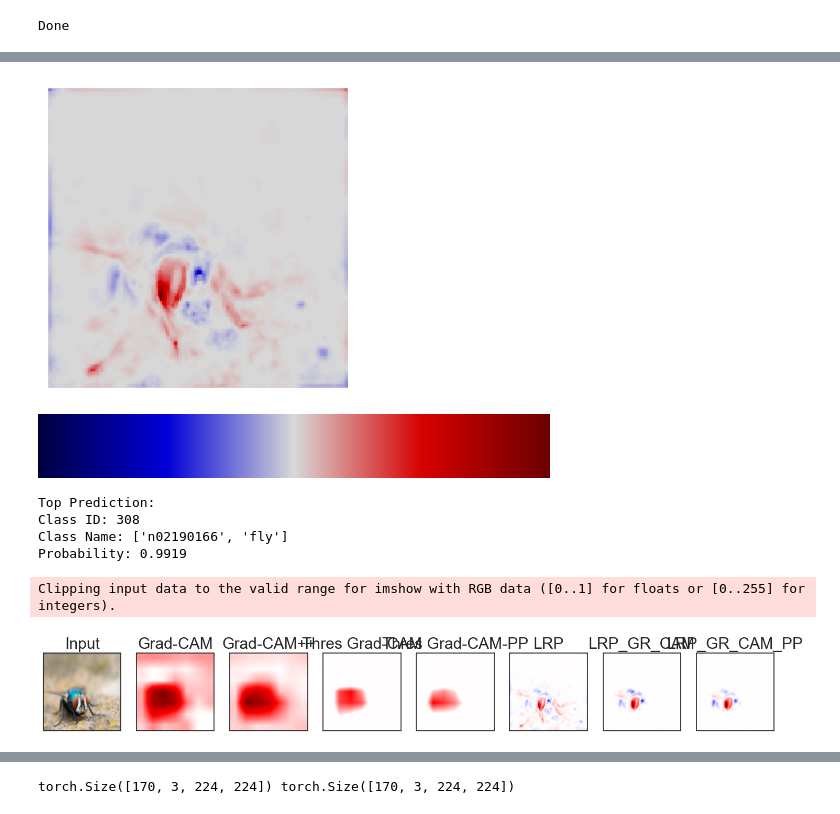
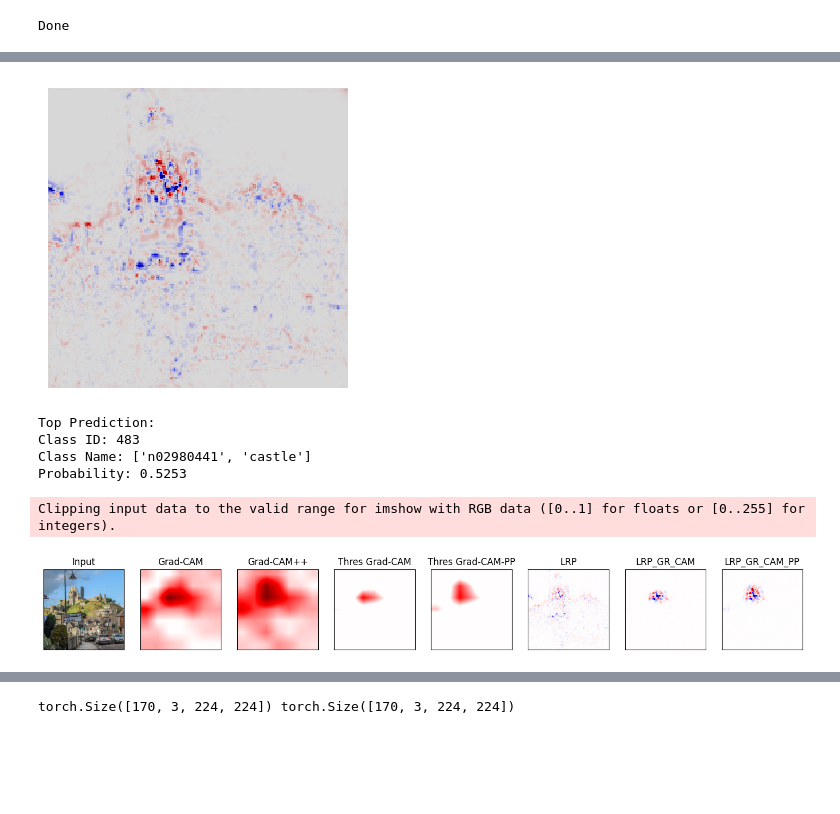
Before and after one commit to sriharikg2003/LRP_CAM, a Jupyter notebook: tutorial.ipynb, the cells around one changed output, grey strips where cells are left out. Drawn from its saved outputs; the diff is of its cells as text; code cells hidden in the pictures; blank space fills up the shorter version.

```diff
--- a/tutorial.ipynb
+++ b/tutorial.ipynb
@@ -58,13 +81,13 @@ mean = torch.Tensor([0.485, 0.456, 0.406]).reshape(1,-1,1,1)
 std  = torch.Tensor([0.229, 0.224, 0.225]).reshape(1,-1,1,1)
 
 
-image_path = 'fly.jpg'
+image_path = 'castle.jpg'
 processed_image = resize_image(image_path)
 img = np.array(cv2.imread(image_path))[..., ::-1] / 255.0
 img = cv2.resize(img, (224, 224))
 X = (torch.FloatTensor(img[np.newaxis].transpose([0,3,1,2])*1) - mean) / std
-epsilon = 0.25
-gamma = 0.25
+# epsilon = 0.25
+# gamma = 0.25
 delta = 1e-10  #For non zero in denominator
 layers = list(model._modules['features']) + utils.toconv(list(model._modules['classifier']))
 L = len(layers)
@@ -76,64 +99,62 @@ ind = np.argsort(-scores)
 T = torch.FloatTensor((1.0 * (np.arange(1000) == np.argmax(scores)).reshape([1, 1000, 1, 1])))
 R = [None] * L + [(A[-1] * T).data]
 
+# alpha = beta + 1
+alpha = 2  # Example value for LRPαβ; adjust as needed
+beta = 25 # Example value for LRPαβ; adjust as needed
+epsilon = 0.25 # Small constant to prevent division by zero
+
 for l in range(1, L)[::-1]:
     A[l] = A[l].data.requires_grad_(True)
+
     if isinstance(layers[l], torch.nn.MaxPool2d):
         layers[l] = torch.nn.AvgPool2d(2)
+
     if isinstance(layers[l], torch.nn.Conv2d) or isinstance(layers[l], torch.nn.AvgPool2d):
+        # Use LRPαβ for convolutional and average pooling layers
+        rho = lambda p:  p # Apply α for positive part
+        incr = lambda z:  (alpha * z).clamp(min=0) + (-1*beta * z).clamp(min=0)   + epsilon # Apply β for negative part
+        apply_eps = True  # Adjust based on the requirements for LRPαβ
 
-
-        #  Modified LRP
-        if l <= 18:                 rho = lambda p: p  + gamma*p.clamp(min=0)  ;                                        incr = lambda z: z ; apply_eps =False
-        elif 18 <= l <= 32:         rho = lambda p: p   ;               incr = lambda z: z ; apply_eps = False
-        else                :        rho = lambda p: p  ;                                        incr = lambda z: z ; apply_eps =False
-
-        # Original LRP
-        # if l <= 16:       rho = lambda p: p + 0.25*p.clamp(min=0); incr = lambda z: z+1e-9
-        # if 17 <= l <= 30: rho = lambda p: p;                       incr = lambda z: z+1e-9+0.25*((z**2).mean()**.5).data
-        # if l >= 31:       rho = lambda p: p;                       incr = lambda z: z+1e-9
-
+        # Compute the new relevance score
         z = incr(utils.newlayer(layers[l], rho).forward(A[l]))
         if apply_eps:
-            s = (R[l + 1] / (z + delta + epsilon)  ).data
+            s = (R[l + 1] / (z + epsilon+delta)).data  # Use epsilon to avoid division by zero
         else:
-            s = (R[l + 1] / (z + delta )  ).data
+            s = (R[l + 1] / (z+delta)).data
+
         (z * s).sum().backward()
         c = A[l].grad
         R[l] = (A[l] * c).data
 
     else:
-        R[l] = R[l + 1]
+       R[l] = R[l+1]
 
 for i, l in enumerate([1]):
 
     A[0] = (A[0].data).requires_grad_(True)
 
     lb = (A[0].data*0+(0-mean)/std).requires_grad_(True)
     hb = (A[0].data*0+(1-mean)/std).requires_grad_(True)
 
     z = layers[0].forward(A[0])                                   # step 1 (a)
     z -= utils.newlayer(layers[0],lambda p: p.clamp(min=0)).forward(lb)    # step 1 (b)
     z -= utils.newlayer(layers[0],lambda p: p.clamp(max=0)).forward(hb)    # step 1 (c)
-    s = (R[1]/ (z + delta ) ).data                                                      # step 2
+    s = (R[1]/ (z + delta +epsilon ) ).data                                                      # step 2
     (z*s).sum().backward(); c,cp,cm = A[0].grad,lb.grad,hb.grad            # step 3
     R[0] = (A[0]*c+lb*cp+hb*cm).data                                       # step 4
 
 
     my_cmap, b = heatmap(np.array(R[0][0]).sum(axis=0))
     plt.figure(figsize=(3, 3))
     plt.subplots_adjust(left=0, right=1, bottom=0, top=1)
     plt.axis('off')
     plt.imshow(np.array(R[0][0]).sum(axis=0), cmap=my_cmap, vmin=-b, vmax=b, interpolation='nearest')
     # plt.savefig(f'heatmap_images/heatmap_{gamma}.png')
     plt.show()
     plt.close()
 # %% [output]
-[figure, old version]
+[figure, new version]
-# %%
-my_cmap
-# %% [output]
-[figure, removed]
 # %%
 import torch
 import numpy as np
@@ -250,11 +271,11 @@ plt.savefig('example.png', bbox_inches='tight')
 plt.show()
 # %% [output]
 Top Prediction:
-Class ID: 308
-Class Name: ['n02190166', 'fly']
-Probability: 0.9919
+Class ID: 483
+Class Name: ['n02980441', 'castle']
+Probability: 0.5253
 Clipping input data to the valid range for imshow with RGB data ([0..1] for floats or [0..255] for integers).
-[figure, old version]
+[figure, new version]
 # %%
 # image_files = [os.path.join('heatmap_images', x) for x in os.listdir('heatmap_images')]
 # images = [Image.open(img) for img in image_files]
```
Also changed, not shown: parts of 9 cells of this notebook, 1 other file.
